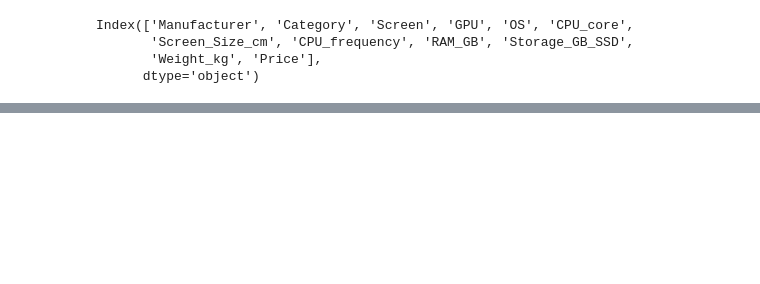
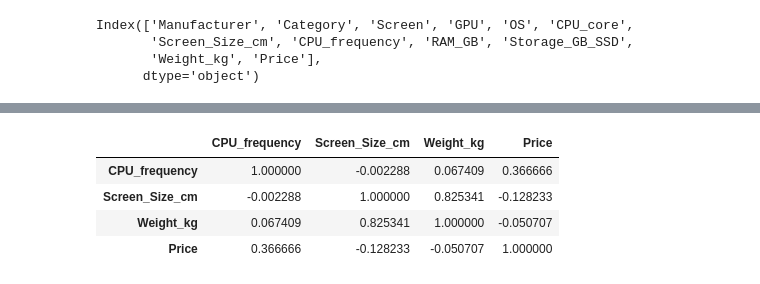
Before and after one commit to dipak1920basnet/eda_laptop_pricing, a Jupyter notebook: lab_laptop.ipynb, the cells around one changed output, grey strips where cells are left out. Saved outputs shown, nothing was run; the diff lists cells and outputs as text; code cells hidden in the pictures; blank space fills up the shorter version.

```diff
--- a/lab_laptop.ipynb
+++ b/lab_laptop.ipynb
@@ -48,0 +61,8 @@ memory usage: 24.3+ KB
+# %%
+data_corr
+# %% [output]
+|  | CPU_frequency | Screen_Size_cm | Weight_kg | Price |
+| CPU_frequency | 1.000000 | -0.002288 | 0.067409 | 0.366666 |
+| Screen_Size_cm | -0.002288 | 1.000000 | 0.825341 | -0.128233 |
+| Weight_kg | 0.067409 | 0.825341 | 1.000000 | -0.050707 |
+| Price | 0.366666 | -0.128233 | -0.050707 | 1.000000 |
```
Also changed, not shown: parts of 5 cells of this notebook.
